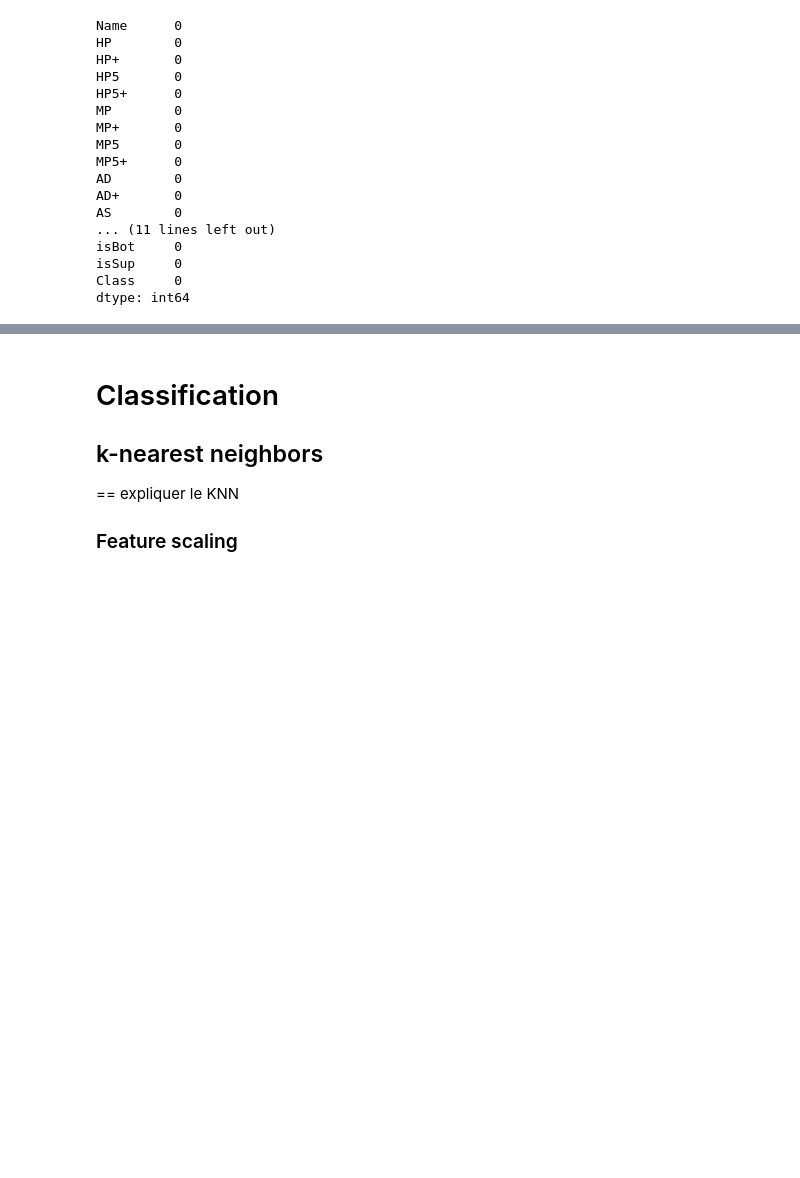
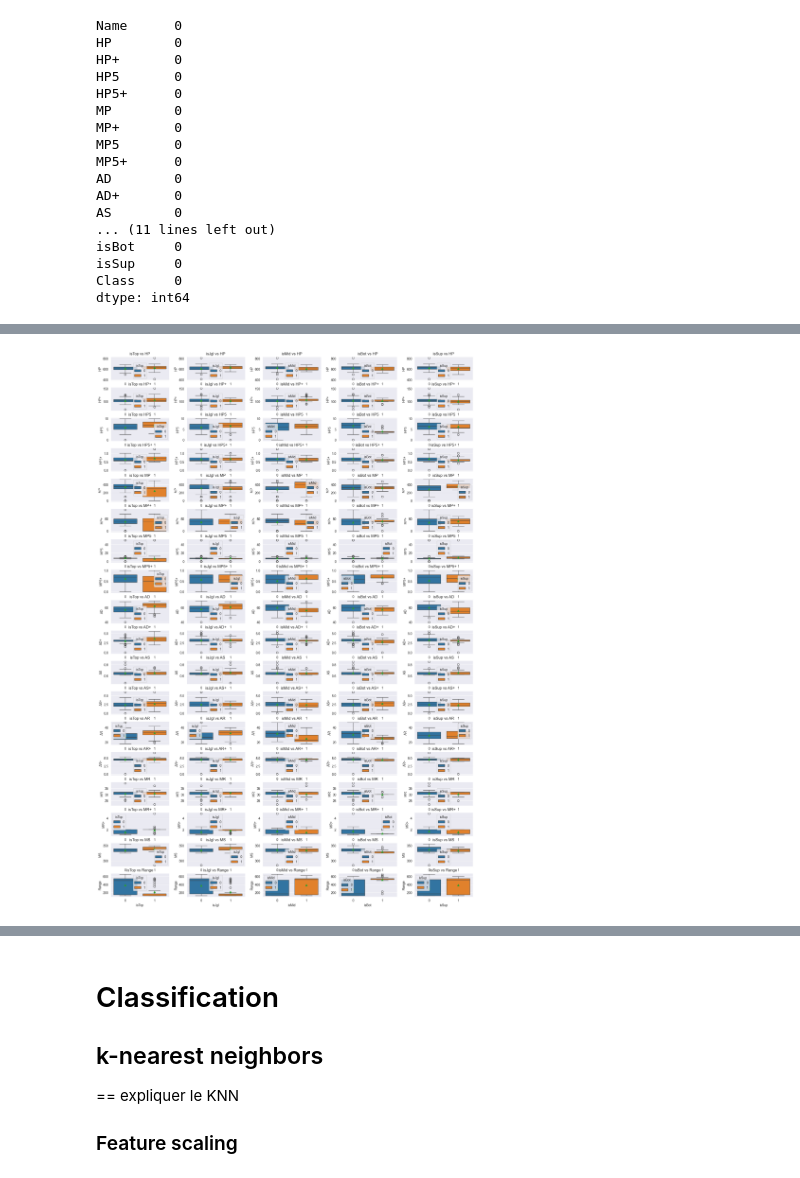
Before and after one commit to ustaN26/ApprentissageSupervise, a Jupyter notebook: classificationOfLolChampsByLaneAndType.ipynb, the cells around one changed output, grey strips where cells are left out. Cells and saved outputs as stored; diff of their text form; code cells hidden in the pictures; blank space fills up the shorter version.

```diff
--- a/classificationOfLolChampsByLaneAndType.ipynb
+++ b/classificationOfLolChampsByLaneAndType.ipynb
@@ -152,0 +143,8 @@ Y = df[target_vars]
+# %%
+X_quantitative=df_encoded[quantitative_vars]
+X_qualitative=df_encoded[qualitative_vars_encoded]
+X_total = pd.concat([X_quantitative,X_qualitative], axis=1)
+Y = df[target_vars]
+print(X_quantitative.columns)
+print(X_qualitative.columns)
+print(Y.columns)
@@ -152,0 +161,10 @@ Y = df[target_vars]
+# %%
+value_counts_dict = {}
+
+for var in qualitative_vars_encoded:
+    counts = df_encoded[var].value_counts()
+    value_counts_dict[var] = counts
+
+# un DataFrame du dictionnaire pour un affichage plus propre
+value_counts_df = pd.DataFrame(value_counts_dict)
+value_counts_df.T
@@ -153,2 +198,19 @@ Y = df[target_vars]
 # %%
-# ALED faut expliquer quoi?
+plt.figure(figsize=(20,30))
+plt.tight_layout()
+plt.subplots_adjust(wspace=0.3,hspace=0.3)
+# Boucler à travers chaque variable cible
+for j, var in enumerate(X_quantitative):
+    # Boucler à travers chaque variable quantitative dans le groupe
+    for i, targ in enumerate(Y):
+        plt.subplots_adjust(wspace=0.3,hspace=0.3)
+        # Tracer le boxplot
+        plt.subplot(18,5,j*5+i+1) # Position du subplot
+        sns.boxplot(y=df_encoded[var], x=df_encoded[targ], hue=df_encoded[targ], showmeans=True)
+        plt.title(f'{targ} vs {var}')
+        plt.xlabel(targ)
+        plt.ylabel(var)
+# Afficher les boxplots du groupe actuel
+plt.show()
+# %% [output]
+[figure, added]
```
Also changed, not shown: parts of 11 cells of this notebook.
